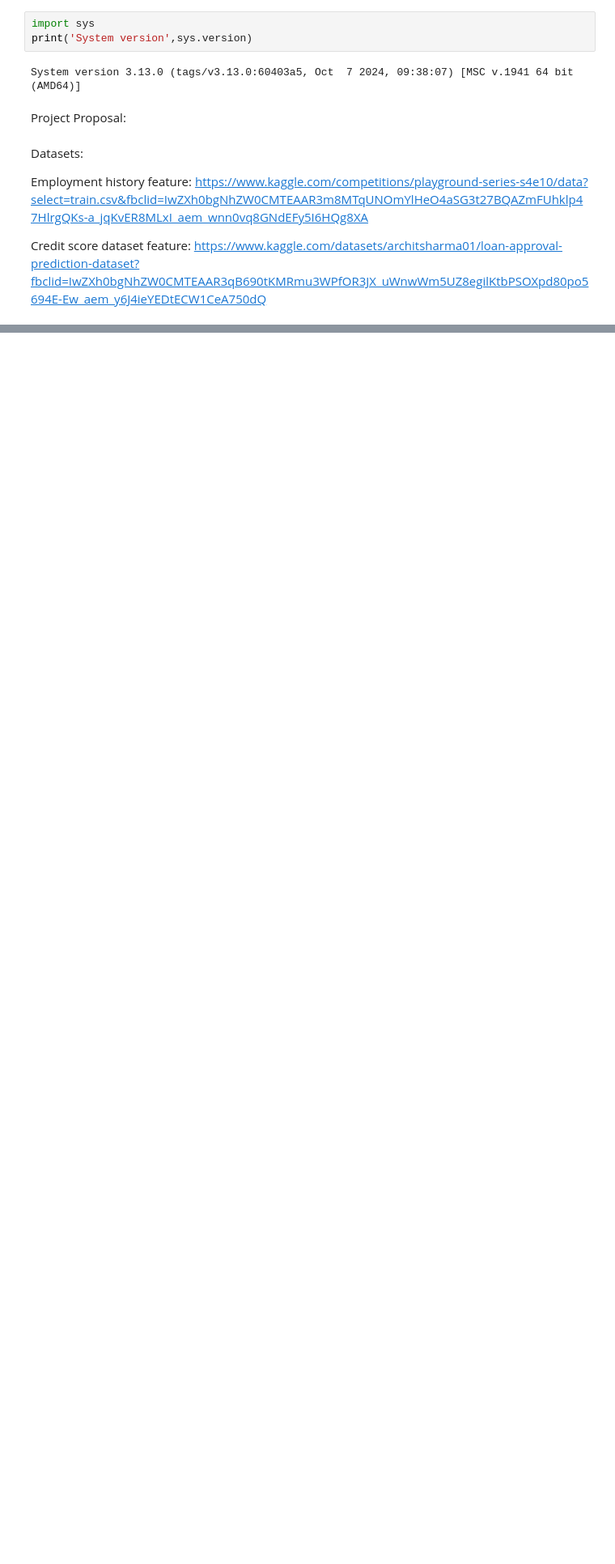
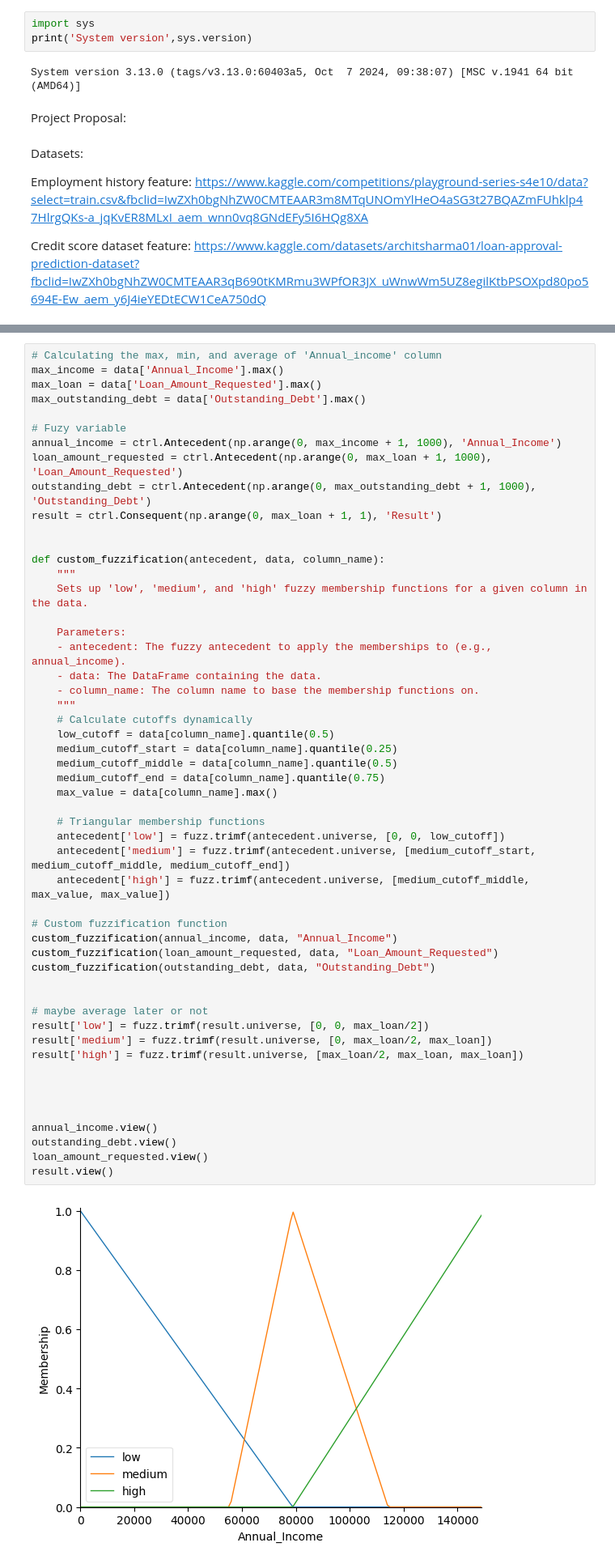
Before and after one commit to Harithelamin/ACIT4620-24H-G6, a Jupyter notebook: main.ipynb, the cells around one changed output, grey strips where cells are left out. Shown at 81% size. Cells and saved outputs as stored; diff of their text form; blank space fills up the shorter version.

```diff
--- a/main.ipynb
+++ b/main.ipynb
@@ -412,0 +181,54 @@ print(sample_data.head())
+# %%
+# Calculating the max, min, and average of 'Annual_income' column
+max_income = data['Annual_Income'].max()
+max_loan = data['Loan_Amount_Requested'].max()
+max_outstanding_debt = data['Outstanding_Debt'].max()
+
+# Fuzy variable
+annual_income = ctrl.Antecedent(np.arange(0, max_income + 1, 1000), 'Annual_Income')
+loan_amount_requested = ctrl.Antecedent(np.arange(0, max_loan + 1, 1000), 'Loan_Amount_Requested')
+outstanding_debt = ctrl.Antecedent(np.arange(0, max_outstanding_debt + 1, 1000), 'Outstanding_Debt')
+result = ctrl.Consequent(np.arange(0, max_loan + 1, 1), 'Result')
+
+
+def custom_fuzzification(antecedent, data, column_name):
+    """
+    Sets up 'low', 'medium', and 'high' fuzzy membership functions for a given column in the data.
+
+    Parameters:
+    - antecedent: The fuzzy antecedent to apply the memberships to (e.g., annual_income).
+    - data: The DataFrame containing the data.
+    - column_name: The column name to base the membership functions on.
+    """
+    # Calculate cutoffs dynamically
+    low_cutoff = data[column_name].quantile(0.5)
+    medium_cutoff_start = data[column_name].quantile(0.25)
+    medium_cutoff_middle = data[column_name].quantile(0.5)
+    medium_cutoff_end = data[column_name].quantile(0.75)
+    max_value = data[column_name].max()
+
+    # Triangular membership functions
+    antecedent['low'] = fuzz.trimf(antecedent.universe, [0, 0, low_cutoff])
+    antecedent['medium'] = fuzz.trimf(antecedent.universe, [medium_cutoff_start, medium_cutoff_middle, medium_cutoff_end])
+    antecedent['high'] = fuzz.trimf(antecedent.universe, [medium_cutoff_middle, max_value, max_value])
+
+# Custom fuzzification function
+custom_fuzzification(annual_income, data, "Annual_Income")
+custom_fuzzification(loan_amount_requested, data, "Loan_Amount_Requested")
+custom_fuzzification(outstanding_debt, data, "Outstanding_Debt")
+
+
+# maybe average later or not
+result['low'] = fuzz.trimf(result.universe, [0, 0, max_loan/2])
+result['medium'] = fuzz.trimf(result.universe, [0, max_loan/2, max_loan])
+result['high'] = fuzz.trimf(result.universe, [max_loan/2, max_loan, max_loan])
+
+
+
+
+annual_income.view()
+outstanding_debt.view()
+loan_amount_requested.view()
+result.view()
+# %% [output]
+[figure, added]
```
Also changed, not shown: parts of 55 cells of this notebook.
